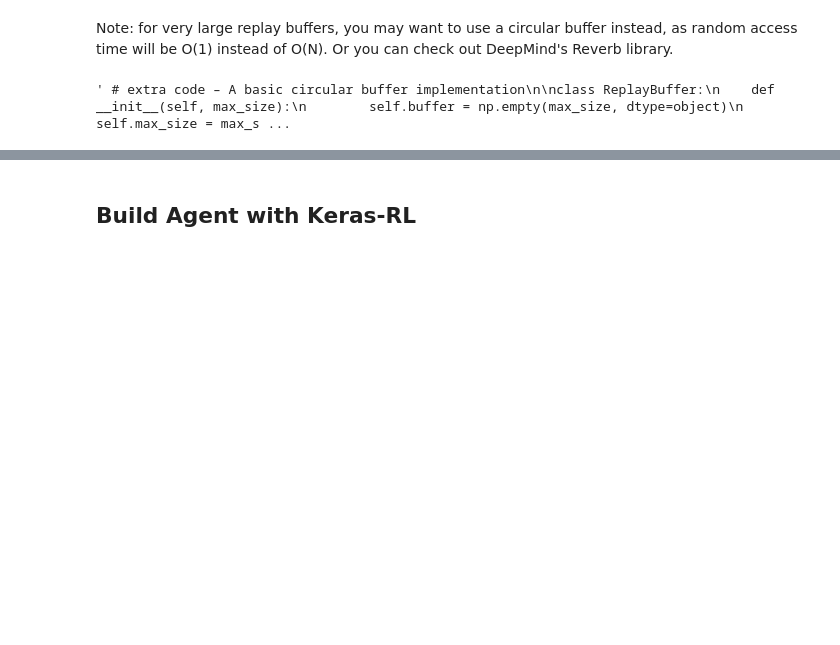
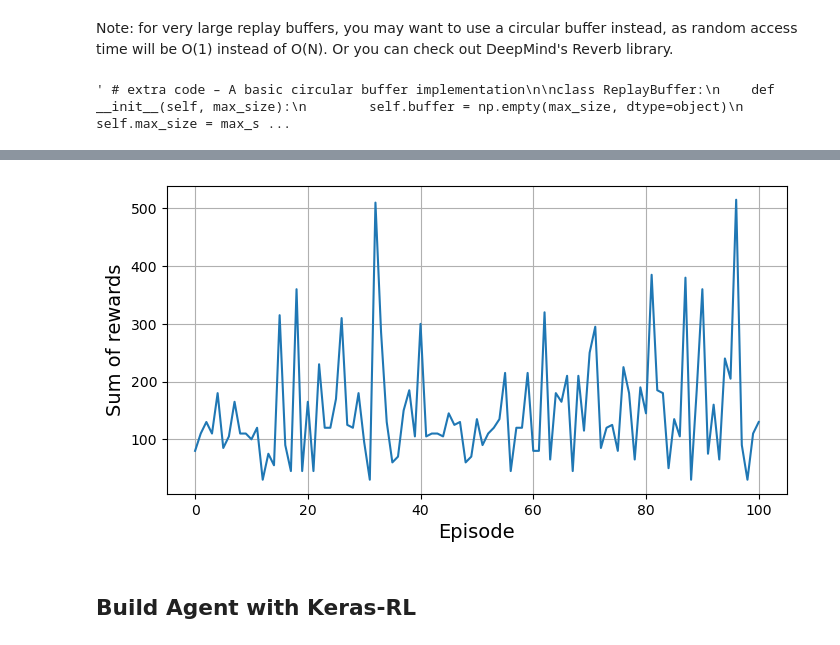
Before and after one commit to TimoSR/AI_Mandatory_2, a Jupyter notebook: Timothy/deep-q-learning_enviroment.ipynb, the cells around one changed output, grey strips where cells are left out. Drawn from its saved outputs; the diff is of its cells as text; code cells hidden in the pictures; blank space fills up the shorter version.

```diff
--- a/Timothy/deep-q-learning_enviroment.ipynb
+++ b/Timothy/deep-q-learning_enviroment.ipynb
@@ -162,7 +159,7 @@ best_score = 0
 # %%
 batch_size = 32
 discount_factor = 0.95
-optimizer = tf.keras.optimizers.Nadam(learning_rate=1e-2)
+optimizer = tf.keras.optimizers.legacy.Nadam(learning_rate=1e-2)
 loss_fn = tf.keras.losses.mean_squared_error
 
 def training_step(batch_size):
@@ -186,20 +181,33 @@ WARNING:absl:At this time, the v2.11+ optimizer `tf.keras.optimizers.Nadam` runs
+# %%
+point_scores = pandas.DataFrame(columns=['score'])
+rewards = []
+total_point_score = 0
+num_episodes = 100
+best_score = 0
 # %%
-for episode in range(600):
+for episode in range(0, num_episodes + 1):
     obs, info = env.reset()
-    for step in range(200):
+    done = False
+    total_point_score = 0
+
+    while not done:
         epsilon = max(1 - episode / 500, 0.01)
         obs, reward, done, truncated, info = play_one_step(env, obs, epsilon)
         if done or truncated:
             break
 
+        total_point_score += reward
+
+    point_scores = pandas.concat([point_scores, pandas.DataFrame({'score': [total_point_score]})], ignore_index=True)
     # extra code – displays debug info, stores data for the next figure, and
     #              keeps track of the best model weights so far
-    print(f"\rEpisode: {episode + 1}, Steps: {step + 1}, eps: {epsilon:.3f}",
+    print(f"\rEpisode: {episode}, total_point_score: {total_point_score}, eps: {epsilon:.3f}",
           end="")
-    rewards.append(step)
-    if step >= best_score:
+
+    rewards.append(total_point_score)
+    if total_point_score >= best_score:
         best_weights = model.get_weights()
-        best_score = step
+        best_score = total_point_score
 
     if episode > 50:
         training_step(batch_size)
@@ -210,3 +268,12 @@ Episode: 116, Steps: 200, eps: 0.770
+# %%
+plt.figure(figsize=(8, 4))
+plt.plot(rewards)
+plt.xlabel("Episode", fontsize=14)
+plt.ylabel("Sum of rewards", fontsize=14)
+plt.grid(True)
+plt.show()
+# %% [output]
+[figure, added]
 # %% [markdown]
 ## Build Agent with Keras-RL
 # %% [markdown]
```
Also changed, not shown: parts of 6 cells of this notebook, 12 other files.
